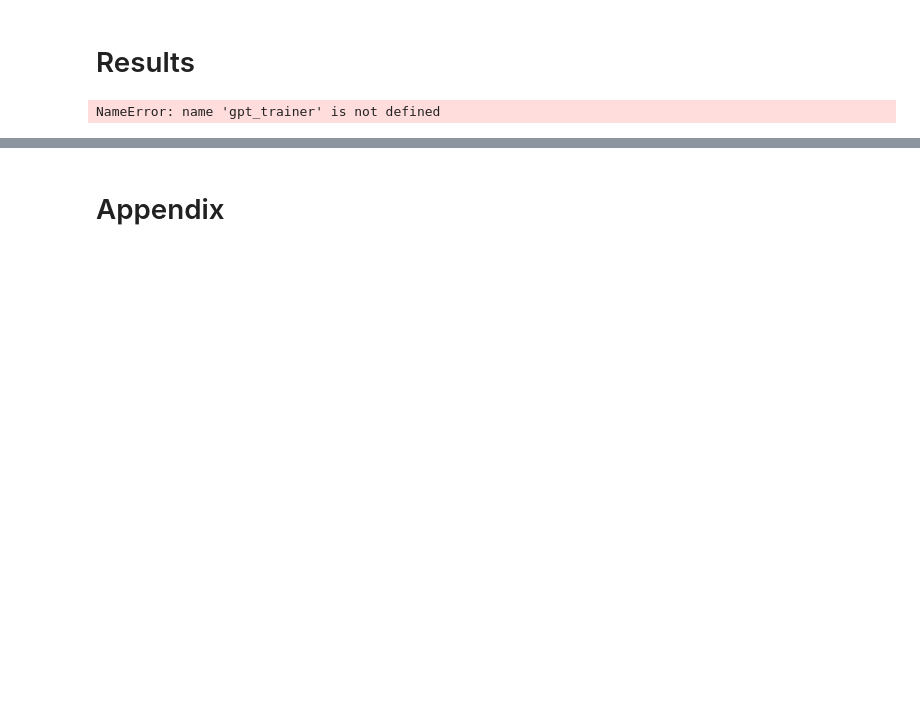
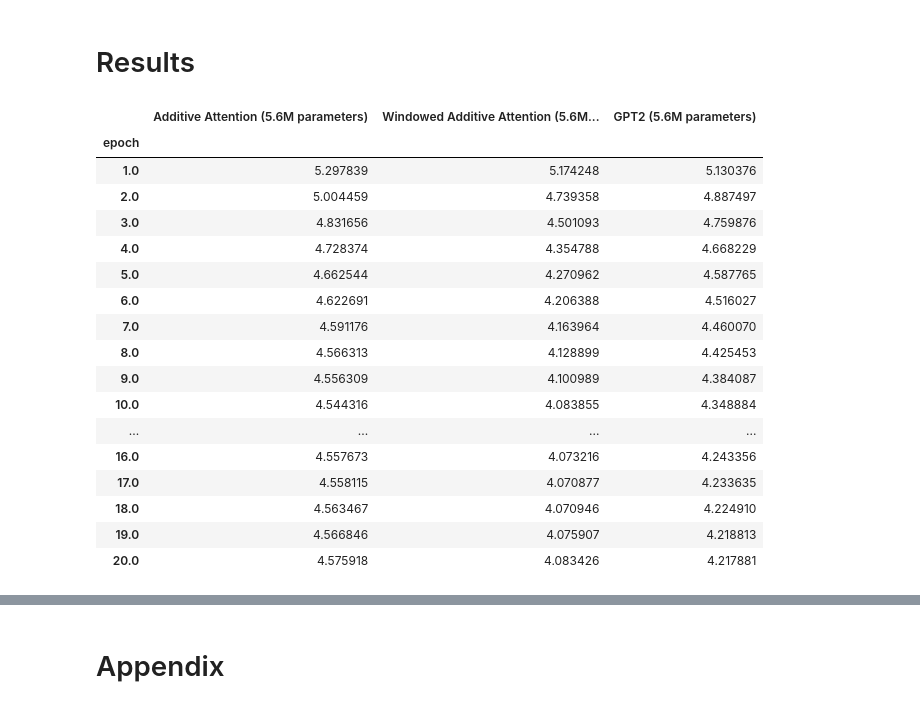
Before and after one commit to mtanghu/LEAP, a Jupyter notebook: src/fastformerLM/FastLM.ipynb, the cells around one changed output, grey strips where cells are left out. Cells and saved outputs as stored; diff of their text form; code cells hidden in the pictures; blank space fills up the shorter version.

```diff
--- a/src/fastformerLM/FastLM.ipynb
+++ b/src/fastformerLM/FastLM.ipynb
@@ -329,20 +185,37 @@ def format_num_param(model):
 # %%
 import pandas as pd
 import numpy as np
 import matplotlib.pyplot as plt
 plt.rcParams['figure.figsize'] = [15, 8]
 
-#loss1 = pd.DataFrame(fast_trainer.state.log_history[1::2]).set_index("epoch")["eval_loss"]
+loss1 = pd.DataFrame(fast_trainer.state.log_history[1::2]).set_index("epoch")["eval_loss"]
 loss2 = pd.DataFrame(window_trainer.state.log_history[1::2]).set_index("epoch")["eval_loss"]
 loss3 = pd.DataFrame(gpt_trainer.state.log_history[1::2]).set_index("epoch")["eval_loss"]
-results = pd.DataFrame({#f"Additive Attention ({format_num_param(fast_model)} parameters)": loss1,
+results = pd.DataFrame({f"Additive Attention ({format_num_param(fast_model)} parameters)": loss1,
                         f"Windowed Additive Attention ({format_num_param(window_model)} parameters)": loss2,
                         f"GPT2 ({format_num_param(gpt_model)} parameters)": loss3
                        })
 results.to_csv("preliminary_results.csv")
 results
 # %% [output]
-NameError: name 'gpt_trainer' is not defined
+|  | Additive Attention (5.6M parameters) | Windowed Additive Attention (5.6M... | GPT2 (5.6M parameters) |
+| epoch |  |  |  |
+| 1.0 | 5.297839 | 5.174248 | 5.130376 |
+| 2.0 | 5.004459 | 4.739358 | 4.887497 |
+| 3.0 | 4.831656 | 4.501093 | 4.759876 |
+| 4.0 | 4.728374 | 4.354788 | 4.668229 |
+| 5.0 | 4.662544 | 4.270962 | 4.587765 |
+| 6.0 | 4.622691 | 4.206388 | 4.516027 |
+| 7.0 | 4.591176 | 4.163964 | 4.460070 |
+| 8.0 | 4.566313 | 4.128899 | 4.425453 |
+| 9.0 | 4.556309 | 4.100989 | 4.384087 |
+| 10.0 | 4.544316 | 4.083855 | 4.348884 |
+| ... | ... | ... | ... |
+| 16.0 | 4.557673 | 4.073216 | 4.243356 |
+| 17.0 | 4.558115 | 4.070877 | 4.233635 |
+| 18.0 | 4.563467 | 4.070946 | 4.224910 |
+| 19.0 | 4.566846 | 4.075907 | 4.218813 |
+| 20.0 | 4.575918 | 4.083426 | 4.217881 |
 # %%
 ppl_results = np.exp(results)
 ppl_results
```
Also changed, not shown: parts of 10 cells of this notebook.
